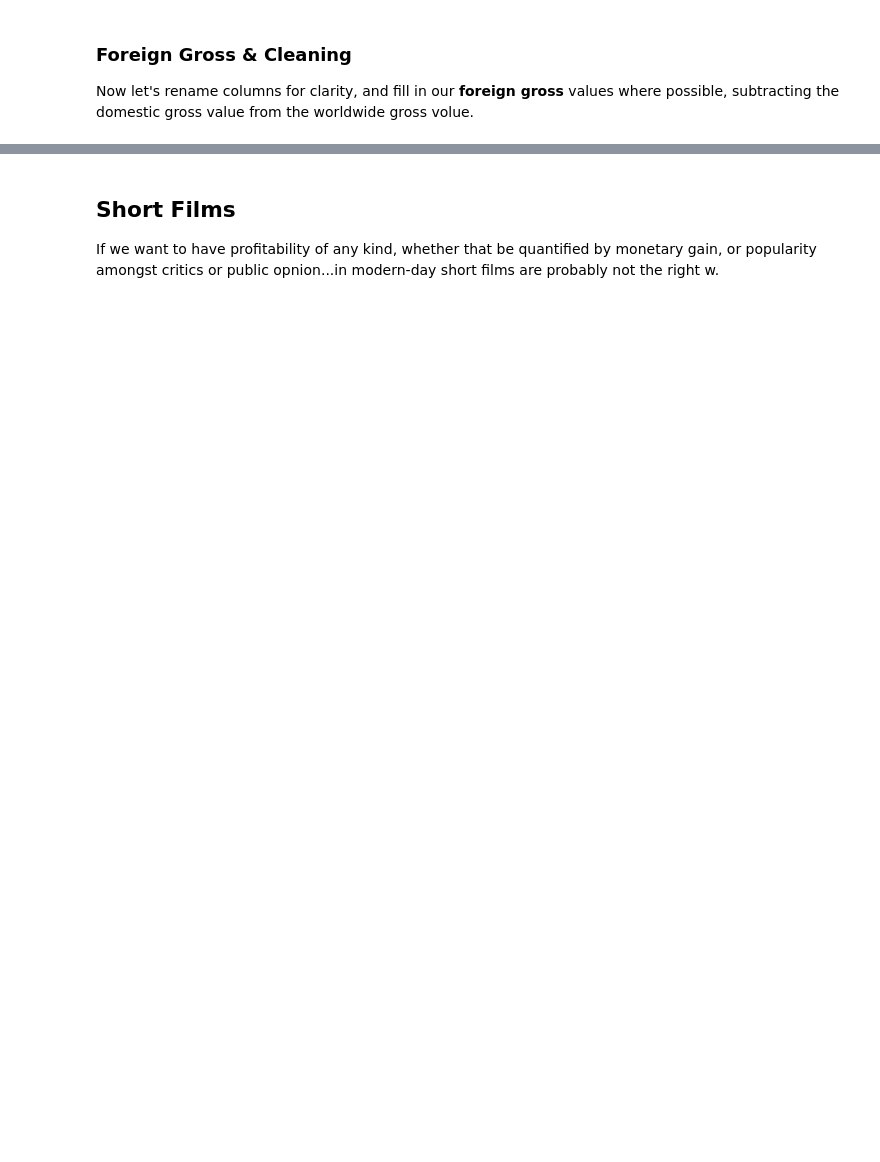
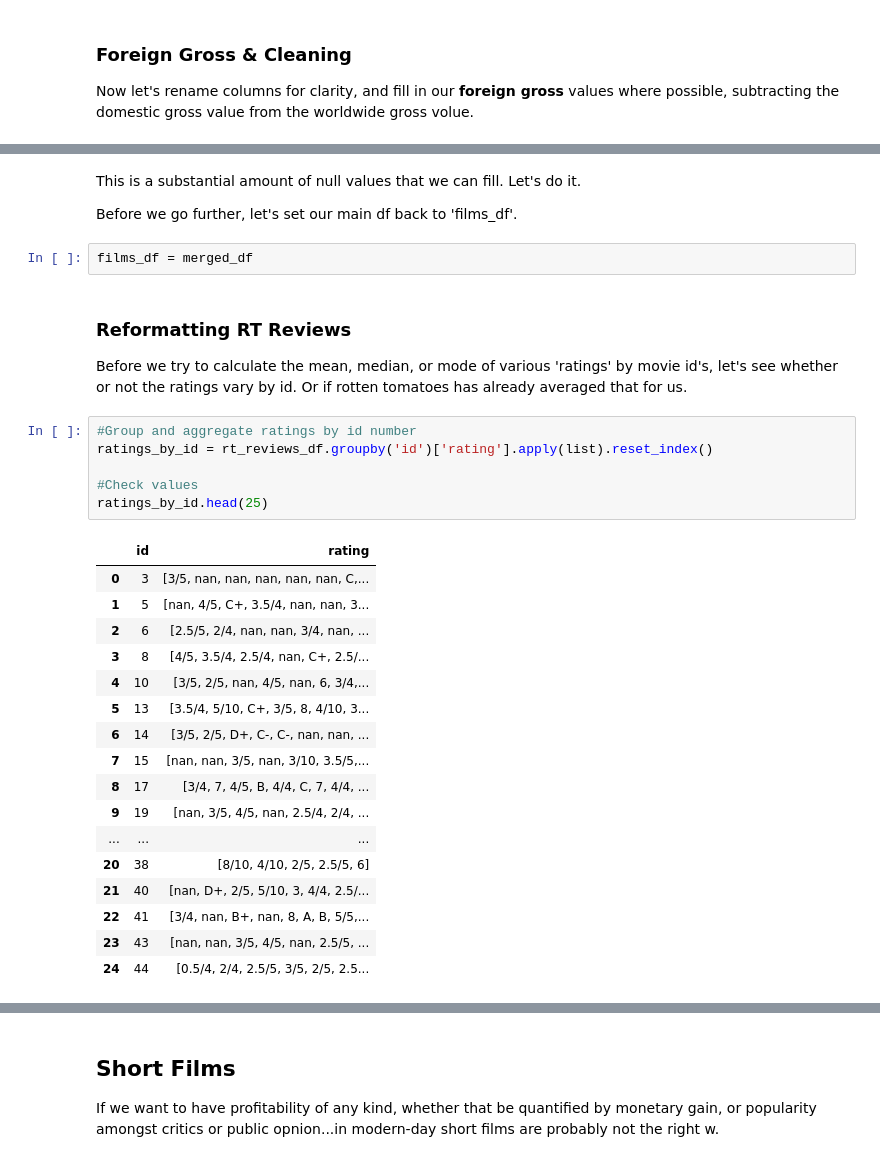
Before and after one commit to emmascotson/Movie-Data-Analysis, a Jupyter notebook: notebooks/exploratory.ipynb, the cells around one changed output, grey strips where cells are left out. Saved outputs shown, nothing was run; the diff lists cells and outputs as text; blank space fills up the shorter version.

Commit message:
calculate, imputate, and merge film ratings

```diff
--- a/notebooks/exploratory.ipynb
+++ b/notebooks/exploratory.ipynb
@@ -2050,0 +2182,34 @@ for index, row in new_bom_titles.iterrows():
+# %% [markdown]
+This is a substantial amount of null values that we can fill. Let's do it.
+
+Before we go further, let's set our main df back to 'films_df'.
+# %%
+films_df = merged_df
+# %% [markdown]
+### Reformatting RT Reviews
+
+Before we try to calculate the mean, median, or mode of various 'ratings' by movie id's, let's see whether or not the ratings vary by id. Or if rotten tomatoes has already averaged that for us.
+# %%
+#Group and aggregate ratings by id number
+ratings_by_id = rt_reviews_df.groupby('id')['rating'].apply(list).reset_index()
+
+#Check values
+ratings_by_id.head(25)
+# %% [output]
+|  | id | rating |
+| 0 | 3 | [3/5, nan, nan, nan, nan, nan, C,... |
+| 1 | 5 | [nan, 4/5, C+, 3.5/4, nan, nan, 3... |
+| 2 | 6 | [2.5/5, 2/4, nan, nan, 3/4, nan, ... |
+| 3 | 8 | [4/5, 3.5/4, 2.5/4, nan, C+, 2.5/... |
+| 4 | 10 | [3/5, 2/5, nan, 4/5, nan, 6, 3/4,... |
+| 5 | 13 | [3.5/4, 5/10, C+, 3/5, 8, 4/10, 3... |
+| 6 | 14 | [3/5, 2/5, D+, C-, C-, nan, nan, ... |
+| 7 | 15 | [nan, nan, 3/5, nan, 3/10, 3.5/5,... |
+| 8 | 17 | [3/4, 7, 4/5, B, 4/4, C, 7, 4/4, ... |
+| 9 | 19 | [nan, 3/5, 4/5, nan, 2.5/4, 2/4, ... |
+| ... | ... | ... |
+| 20 | 38 | [8/10, 4/10, 2/5, 2.5/5, 6] |
+| 21 | 40 | [nan, D+, 2/5, 5/10, 3, 4/4, 2.5/... |
+| 22 | 41 | [3/4, nan, B+, nan, 8, A, B, 5/5,... |
+| 23 | 43 | [nan, nan, 3/5, 4/5, nan, 2.5/5, ... |
+| 24 | 44 | [0.5/4, 2/4, 2.5/5, 3/5, 2/5, 2.5... |
```
Also changed, not shown: parts of 52 cells of this notebook.
